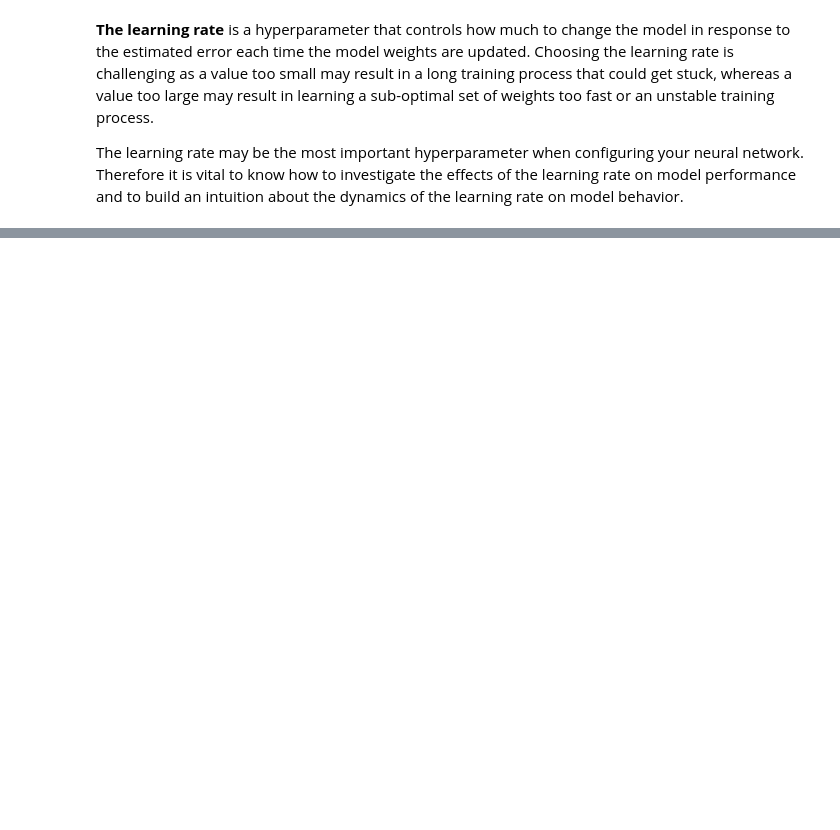
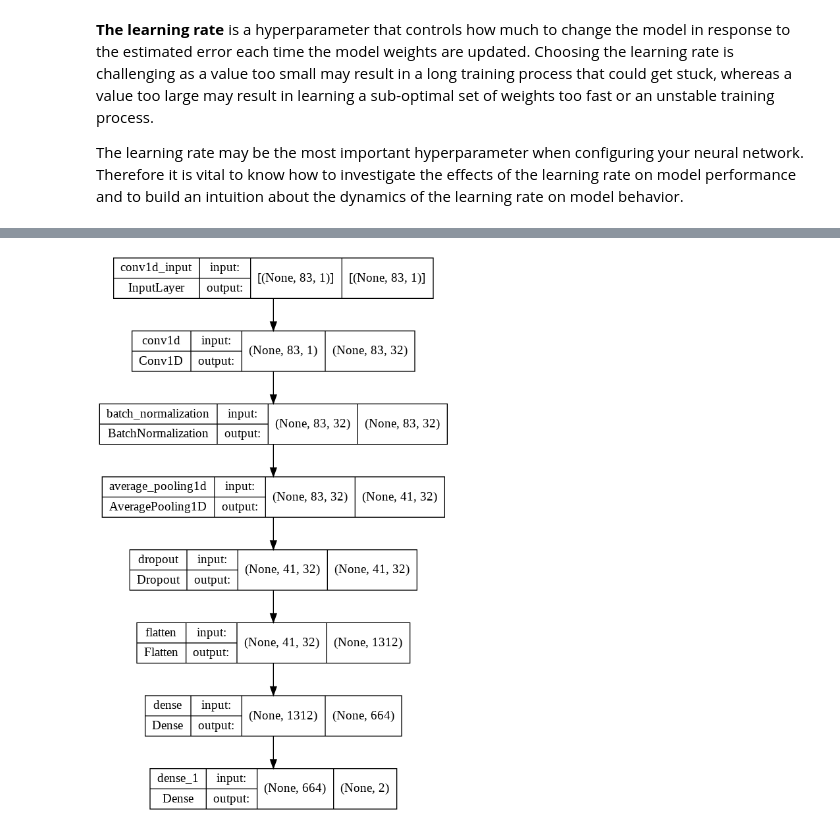
Before and after one commit to salforis/CNN-lstm, a Jupyter notebook: CNN.ipynb, the cells around one changed output, grey strips where cells are left out. Saved outputs shown, nothing was run; the diff lists cells and outputs as text; code cells hidden in the pictures; blank space fills up the shorter version.

```diff
--- a/CNN.ipynb
+++ b/CNN.ipynb
@@ -149,8 +155,8 @@ from tensorflow.keras.layers import Conv1D, Dense, Dropout, Flatten, MaxPooling1
 from tensorflow.keras.layers import LeakyReLU
 # %%
 #model.add(Conv1D(32,3, padding="same",activation="relu",input_shape = (x_train.shape[1], 1)))
-model.add(Conv1D(32,kernel_size =5,padding="same",input_shape = (x_train.shape[1], 1) ))
-model.add(LeakyReLU(alpha=0.1))
+model.add(Conv1D(32,kernel_size =5,padding="same",input_shape = (x_train.shape[1], 1) ,activation='relu'))
+#model.add(LeakyReLU(alpha=0.1))
 model.add(BatchNormalization())
 model.add(AveragePooling1D(pool_size=2))
 model.add(Dropout(0.05))
@@ -158,7 +164,7 @@ model.add(Dropout(0.05))
 model.add(Flatten())
 #model.add(Dropout(0.5))
 #(83*32)/4=664
-model.add(Dense(units=664))
-model.add(LeakyReLU(alpha=0.1))
+model.add(Dense(units=664,activation='relu'))
+#model.add(LeakyReLU(alpha=0.1))
 model.add(Dense(2, activation="softmax"))
 # %%
@@ -189,5 +197,3 @@ The learning rate may be the most important hyperparameter when configuring your
 from tensorflow import keras
 #opt = keras.optimizers.Adam(learning_rate=0.0001)
 model.compile(optimizer ='adam',loss = 'categorical_crossentropy', metrics = ['accuracy',keras.metrics.Precision()])
-#model.fit(x_train, y_train, epochs = 100, batch_size =1000)
-model.fit(x_train, y_train, epochs =85,batch_size =128,validation_data=(x_valid,y_valid))
@@ -195,0 +202,3 @@ Epoch 1/85
+# %%
+#model.fit(x_train, y_train, epochs = 100, batch_size =1000)
+model.fit(x_train, y_train, epochs =85,batch_size =1000,validation_data=(x_valid,y_valid))
@@ -195,0 +224,4 @@ Epoch 1/85
+# %%
+keras.utils.plot_model(model, 'my_first_model.png', show_shapes=True)
+# %% [output]
+[figure, added]
```
Also changed, not shown: parts of 20 cells of this notebook.
